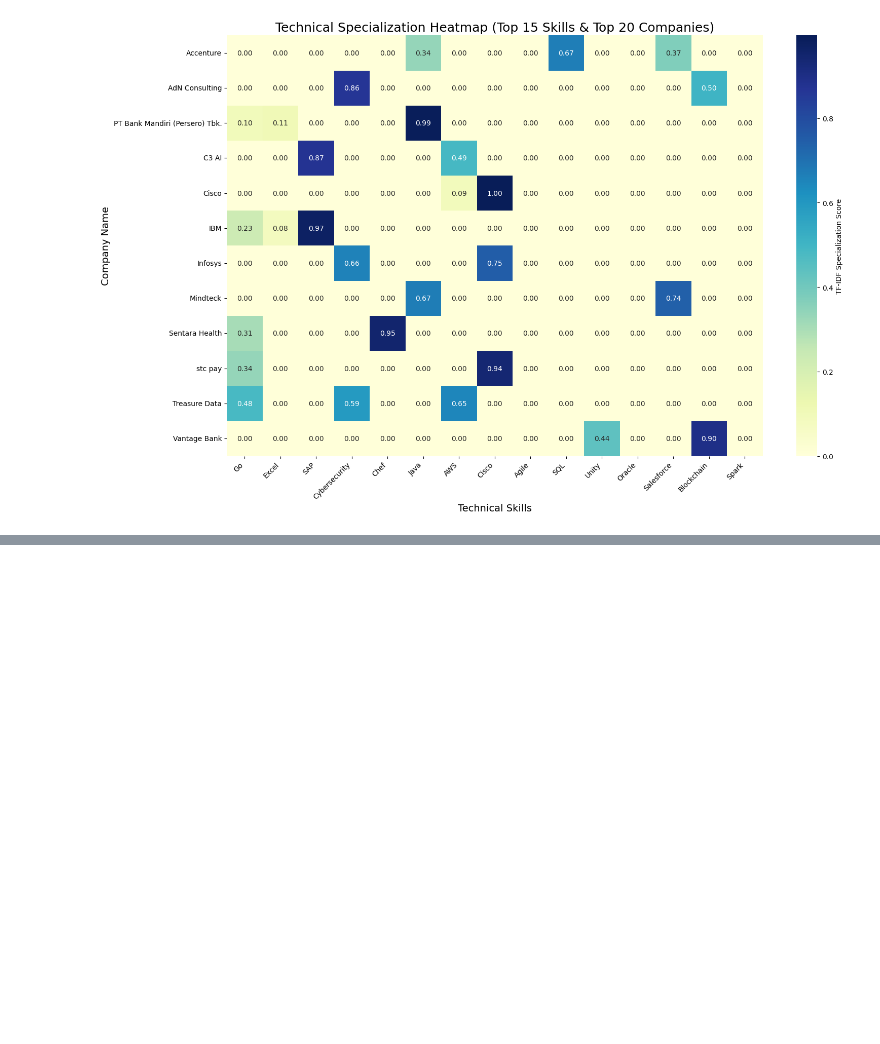
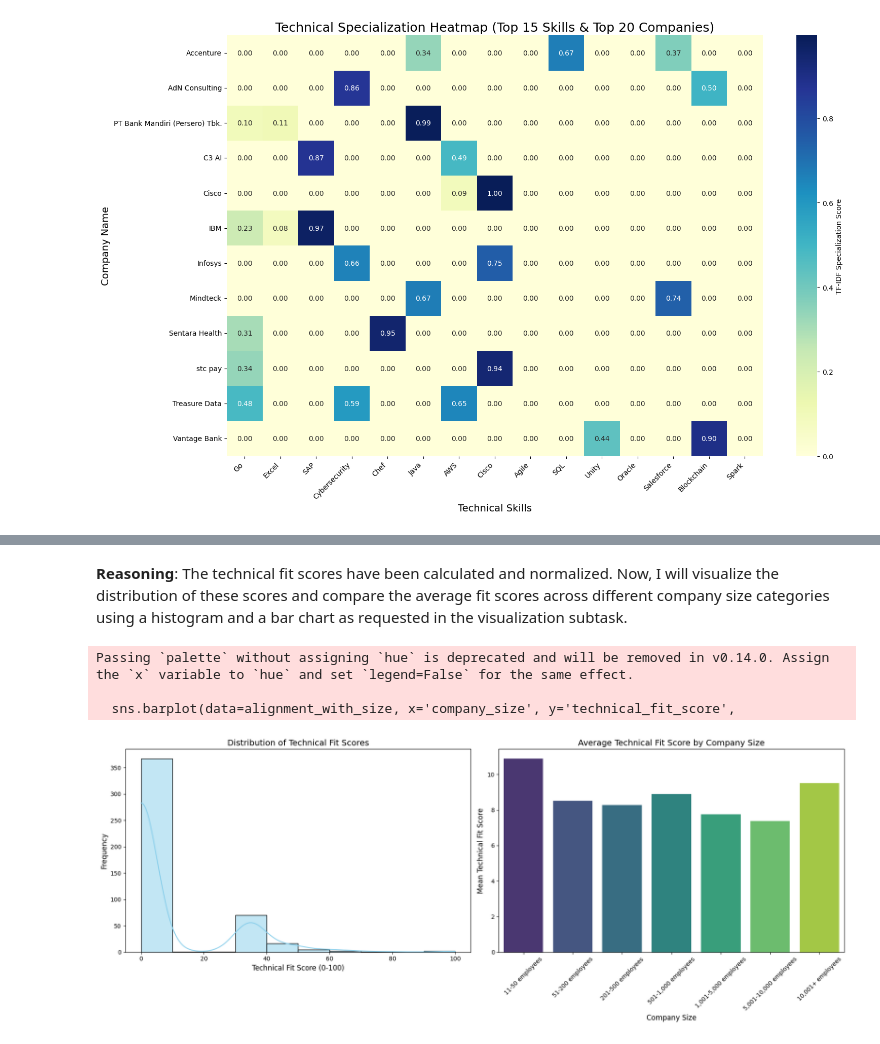
Before and after one commit to juniorz-101/.github, a Jupyter notebook: Employees_buiseness_eda.ipynb, the cells around one changed output, grey strips where cells are left out. Cells and saved outputs as stored; diff of their text form; code cells hidden in the pictures; blank space fills up the shorter version.

```diff
--- a/Employees_buiseness_eda.ipynb
+++ b/Employees_buiseness_eda.ipynb
@@ -615,0 +1002,15 @@ Dataset shape: (446, 71)
+# %%
+# Calculate min and max for normalization
+min_score = alignment_df['raw_alignment_score'].min()
+max_score = alignment_df['raw_alignment_score'].max()
+
+# Normalize scores to 0-100 range
+# Handle the case where max_score == min_score to avoid division by zero
+if max_score > min_score:
+    alignment_df['technical_fit_score'] = ((alignment_df['raw_alignment_score'] - min_score) / (max_score - min_score)) * 100
+else:
+    alignment_df['technical_fit_score'] = 0.0
+
+print(f"Technical Fit Scores normalized to 0-100 scale.")
+print(f"Min Score: {alignment_df['technical_fit_score'].min()}, Max Score: {alignment_df['technical_fit_score'].max()}")
+display(alignment_df[['profile_name', 'company_id', 'raw_alignment_score', 'technical_fit_score']].sort_values(by='technical_fit_score', ascending=False).head(10))
@@ -615,0 +1031,41 @@ Dataset shape: (446, 71)
+# %% [markdown]
+**Reasoning**:
+The technical fit scores have been calculated and normalized. Now, I will visualize the distribution of these scores and compare the average fit scores across different company size categories using a histogram and a bar chart as requested in the visualization subtask.
+# %%
+import seaborn as sns
+import matplotlib.pyplot as plt
+
+# Set up the figure for two plots side-by-side
+fig, axes = plt.subplots(1, 2, figsize=(18, 7))
+
+# 1. Distribution Plot of Technical Fit Scores
+sns.histplot(alignment_df['technical_fit_score'], kde=True, ax=axes[0], color='skyblue')
+axes[0].set_title('Distribution of Technical Fit Scores', fontsize=14)
+axes[0].set_xlabel('Technical Fit Score (0-100)', fontsize=12)
+axes[0].set_ylabel('Frequency', fontsize=12)
+
+# 2. Average Fit Score by Company Size
+# We need to ensure alignment_df has company_size, which was dropped in the previous merge.
+# Merging back company_size from filtered_display_df
+size_mapping = filtered_display_df[['company_id', 'company_size']].drop_duplicates()
+alignment_with_size = pd.merge(alignment_df, size_mapping, on='company_id', how='left')
+
+# Reorder company size categories if possible for better visualization
+size_order = ['1-10 employees', '11-50 employees', '51-200 employees', '201-500 employees', '501-1,000 employees', '1,001-5,000 employees', '5,001-10,000 employees', '10,001+ employees']
+
+sns.barplot(data=alignment_with_size, x='company_size', y='technical_fit_score',
+            order=[s for s in size_order if s in alignment_with_size['company_size'].unique()],
+            palette='viridis', ax=axes[1], errorbar=None)
+
+axes[1].set_title('Average Technical Fit Score by Company Size', fontsize=14)
+axes[1].set_xlabel('Company Size', fontsize=12)
+axes[1].set_ylabel('Mean Technical Fit Score', fontsize=12)
+axes[1].tick_params(axis='x', rotation=45)
+
+plt.tight_layout()
+plt.show()
+# %% [output]
+Passing `palette` without assigning `hue` is deprecated and will be removed in v0.14.0. Assign the `x` variable to `hue` and set `legend=False` for the same effect.
+
+  sns.barplot(data=alignment_with_size, x='company_size', y='technical_fit_score',
+[figure, added]
```
Also changed, not shown: parts of 29 cells of this notebook, 2 other files.
